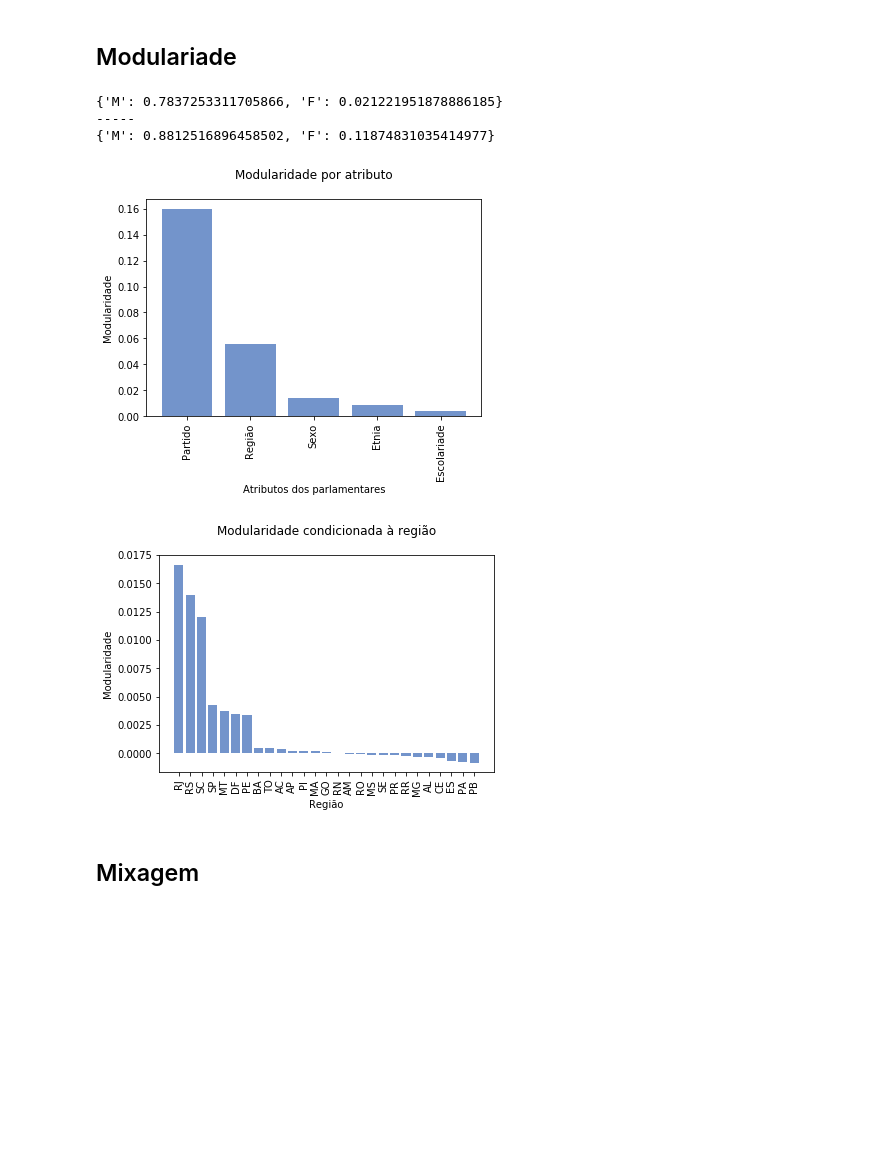
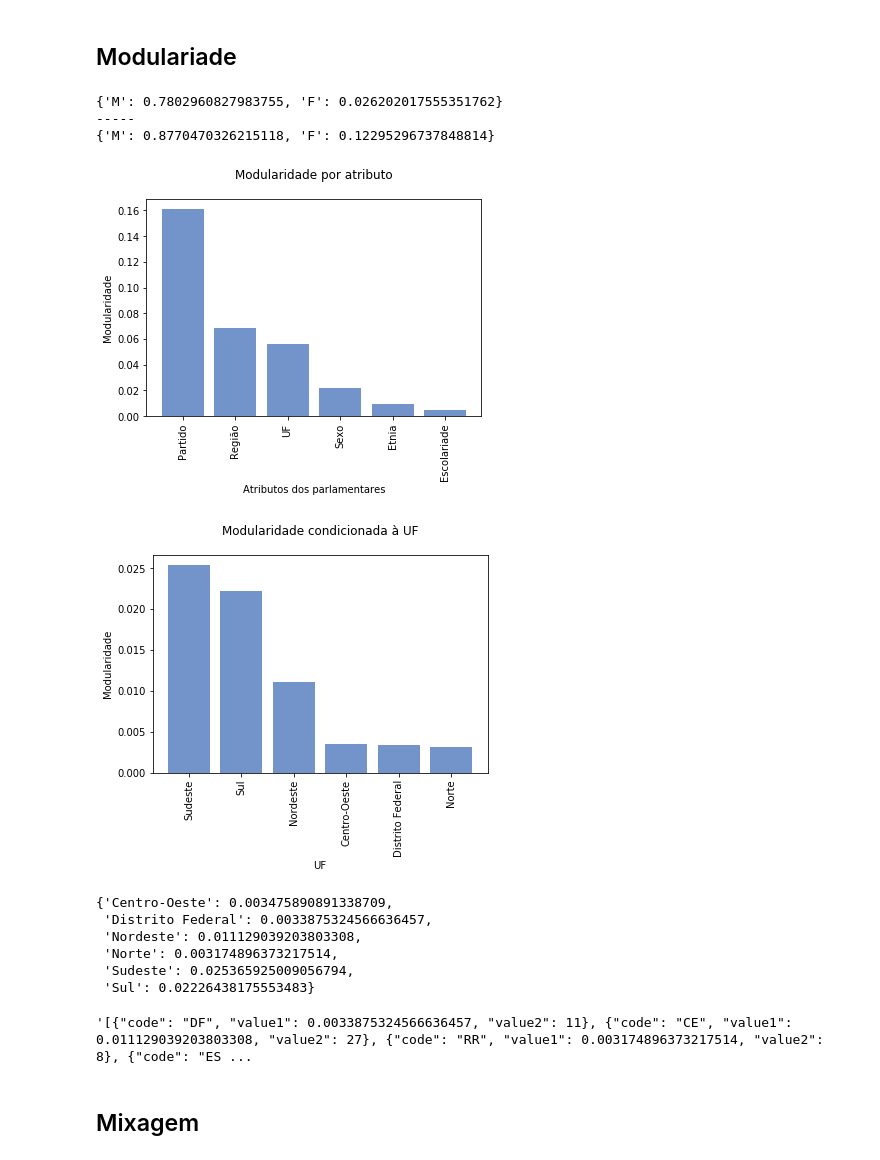
Before and after one commit to lucaslrolim/brazilian-congress-network, a Jupyter notebook: notebooks/homophily_analysis.ipynb, the cells around one changed output. Saved outputs shown, nothing was run; the diff lists cells and outputs as text; code cells hidden in the pictures; blank space fills up the shorter version.

```diff
--- a/notebooks/homophily_analysis.ipynb
+++ b/notebooks/homophily_analysis.ipynb
@@ -18,7 +19,9 @@ import operator
 
 warnings.filterwarnings('ignore')
 # %%
-G = nx.read_gexf("../source/coauthorship_634.gexf")
+G = nx.read_gexf("../data/networks/coauthorship-network-2019-06-05.gexf")
+# coauthorship-network-2019-06-05
+# coauthorship_brasnam_2019
 deputies_dict = data_readers.getDeputies()
 # %%
 from GraphAnalysis import GraphAnalysis
@@ -47,4 +33,4 @@ proposals = data_readers.getProposals()
 # %%
 from ProposalAnalysis import ProposalAnalysis
 inf = ProposalAnalysis(proposal_authors, proposals)
-proposal_info = inf.getProposalAuthorsInfo(ga)
+proposal_info = inf.getPrAuthorsInfo(ga)
@@ -199,16 +128,17 @@ print(ga.joinEdgesAttFraction('sex', adj_matrix, m_map))
 print('-----')
 print(ga.incidenceEdgesAttFraction('sex', True))
 # %% [output]
-{'M': 0.7837253311705866, 'F': 0.021221951878886185}
+{'M': 0.7802960827983755, 'F': 0.026202017555351762}
 -----
-{'M': 0.8812516896458502, 'F': 0.11874831035414977}
+{'M': 0.8770470326215118, 'F': 0.12295296737848814}
 # %%
 raw_dict = ga.modularitySummary(weighted = True)
 modularity_dict = {}
 
 # Seleciona atributos a serem usados e renomeia
 modularity_dict['Partido'] = raw_dict['party'][0]
-modularity_dict['Região'] = raw_dict['uf'][0]
+modularity_dict['Região'] = raw_dict['region'][0]
+modularity_dict['UF'] = raw_dict['uf'][0]
 modularity_dict['Sexo'] = raw_dict['sex'][0]
 modularity_dict['Etnia'] = raw_dict['ethnicity'][0]
 modularity_dict['Escolariade'] = raw_dict['education_tse'][0]
@@ -218,19 +148,54 @@ ga.plotDict(dict = modularity_dict,labels = {"title":"Modularidade por atributo"
                                         "ylabel":"Modularidade"
                                       }, save = True)
 # %% [output]
-[figure, old version]
+[figure, new version]
 # %%
-conditional_dict = raw_dict['uf'][1]
+conditional_dict = raw_dict['region'][1]
 modularity_conditioned = sorted(conditional_dict.items(),key = operator.itemgetter(1),reverse = True)
 ordered_dict = {}
 for element in modularity_conditioned:
     ordered_dict[element[0]] = element[1]
-ga.plotDict(dict = ordered_dict,labels = {"title":"Modularidade condicionada à região",
-                                       "xlabel":"Região",
+ga.plotDict(dict = ordered_dict,labels = {"title":"Modularidade condicionada à UF",
+                                       "xlabel":"UF",
                                         "ylabel":"Modularidade"
                                       }, save = True)
 # %% [output]
-[figure, old version]
+[figure, new version]
+# %%
+ordered_dict
+# %% [output]
+{'Centro-Oeste': 0.003475890891338709,
+ 'Distrito Federal': 0.0033875324566636457,
+ 'Nordeste': 0.011129039203803308,
+ 'Norte': 0.003174896373217514,
+ 'Sudeste': 0.025365925009056794,
+ 'Sul': 0.02226438175553483}
+# %%
+import json
+
+def createMapJsonUF(homo_info):
+    map_json = homo_info
+    uf_count = ga.countNodesByAttribute()['uf']
+    ufs_array = []
+    for uf, homophily in map_json.items():
+        uf_info = {"code": uf,"value1": homophily, "value2": uf_count[uf]}
+        ufs_array.append(uf_info)
+    return ufs_array
+
+def createMapJsonRegion(homo_info):
+    ufs_list = list(raw_dict['uf'][1].keys())
+    ufs_array = []
+    uf_count = ga.countNodesByAttribute()['uf']
+    for uf in ufs_list:
+        uf_info = {"code": uf,"value1": homo_info[getUfRegion(uf)], "value2": uf_count[uf]}
+        ufs_array.append(uf_info)
+    return ufs_array
+
+
+uf_data = createMapJsonRegion(ordered_dict)
+json.dumps(uf_data)
+# %% [output]
+'[{"code": "DF", "value1": 0.0033875324566636457, "value2": 11}, {"code": "CE", "value1": 0.011129039203803308, "value2": 27}, {"code": "RR", "value1": 0.003174896373217514, "value2": 8}, {"code": "ES ...
 # %% [markdown]
 ## Mixagem
 # %%
```
Also changed, not shown: parts of 16 cells of this notebook, 2 other files.
